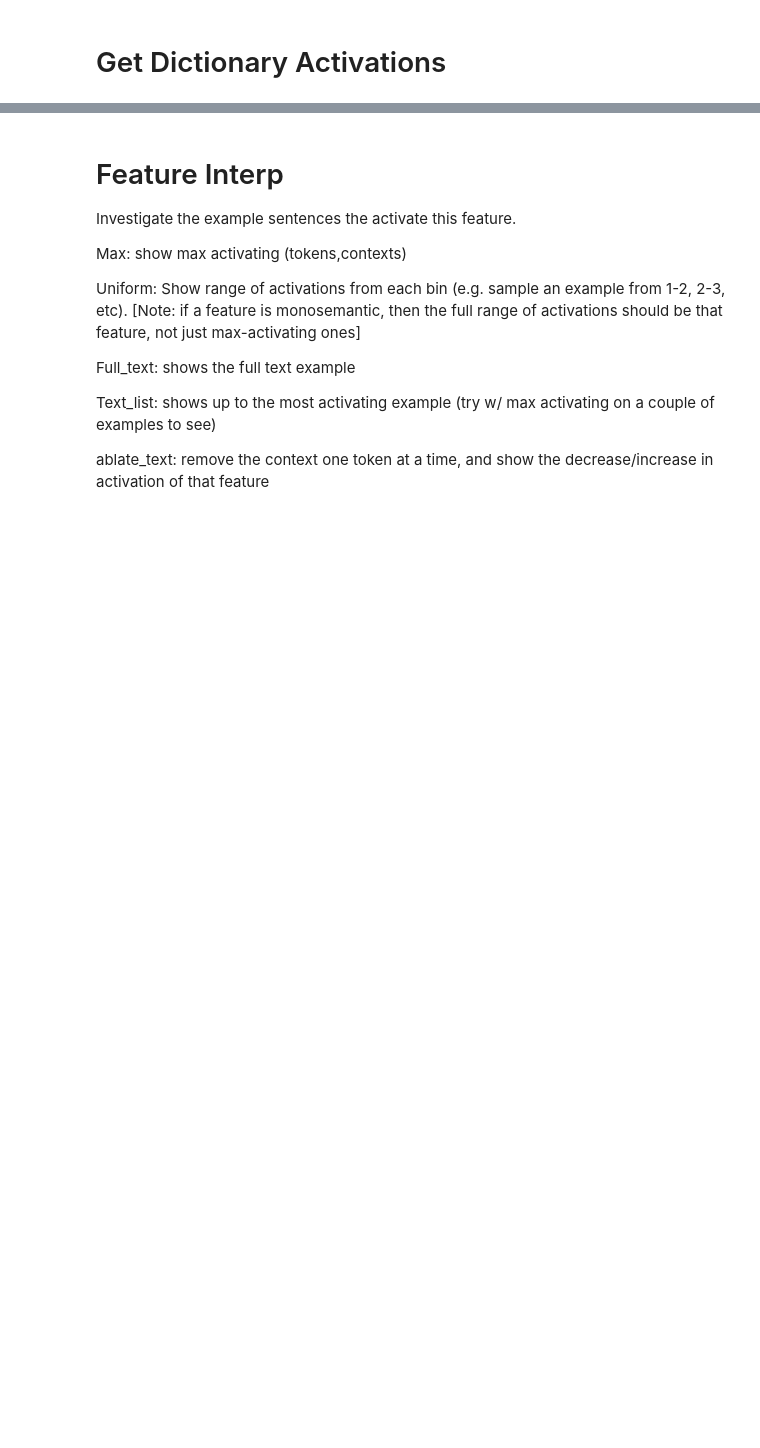
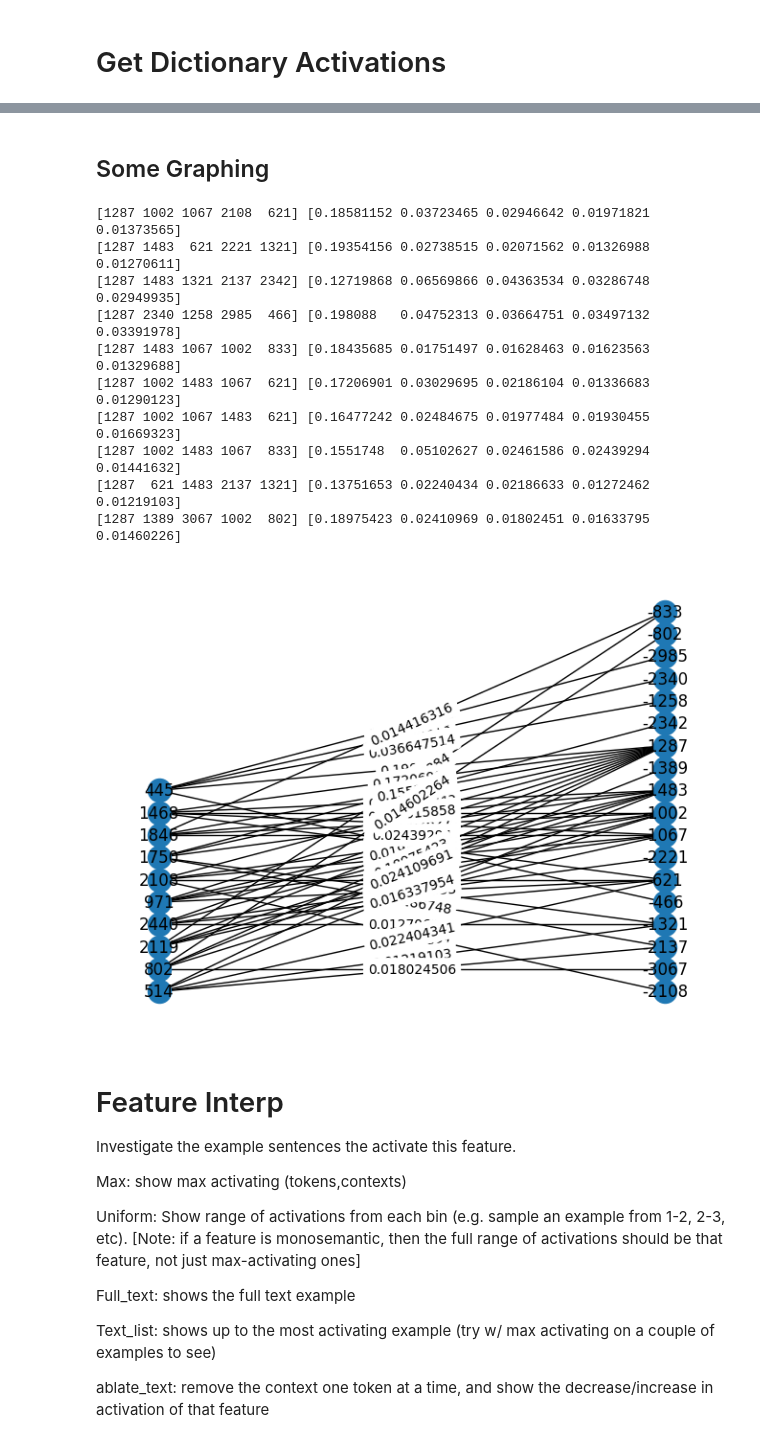
Before and after one commit to Lev-Stambler/sparse_coding, a Jupyter notebook: dictionary_interp_indiv.ipynb, the cells around one changed output, grey strips where cells are left out. Drawn from its saved outputs; the diff is of its cells as text; code cells hidden in the pictures; blank space fills up the shorter version.

```diff
--- a/dictionary_interp_indiv.ipynb
+++ b/dictionary_interp_indiv.ipynb
@@ -133,3 +191,83 @@ dict_activations_prior = get_activations(autoencoder_prior)
+# %%
+for i in range(num_features_main):
+	if graphCutoff[i].sum() == 0:
+		if graph[i].sum() > 0:
+			print(f"Feature {i} has no connections in cutoff but {graph[i].sum()} connections in non-cutoff")
+		else:
+			print(f"Feature {i} has no connections at all!")
+# %% [markdown]
+## Some Graphing
+# %%
+import matplotlib.pyplot as plt
+import networkx as nx
+
+
+GRAPH_SIZE_MAIN = 10
+main_feats = np.random.choice(num_features_main, GRAPH_SIZE_MAIN, replace=False)
+prior_feats = np.nonzero(graphCutoff[main_feats])[1]
+
+randomGraphProjection = graphCutoff[main_feats][:,prior_feats]
+
+
+# Create a new bipartite graph
+B = nx.Graph()
+
+# Add nodes with the node attribute "bipartite"
+# nodes_u = set((prior_feats * -1).tolist())  # Set of nodes V
+nodes_v = main_feats.tolist() # Set of nodes U
+# B.add_nodes_from(nodes_u, bipartite=0)  # Label one set of nodes 0
+B.add_nodes_from(nodes_v, bipartite=1)  # Label the other set of nodes 1
+
+edges = []
+
+for main in main_feats:
+	has_edge = False
+	# nonzerod = graphCutoff[main].nonzero()[0]
+	D_NEIGHBORS = 5
+	args = np.argsort(graphCutoff[main])[::-1][:5]
+	print(args, graphCutoff[main][args])
+	for prior in args:
+		if graphCutoff[main][prior] > 0:
+			edges.append((prior * -1, main, graphCutoff[main][prior]))
+			has_edge = True
+	# for j in range(prior_feats.shape[-1]):
+	# 	if randomGraphProjection[i,j] > 0:
+	# 		print("Adding edge")
+	# 		edges.append((prior_feats[j], main_feats[i], randomGraphProjection[i,j]))
+	# 		has_edge = True
+	if not has_edge:
+		print("NO EDGE FOR FEATURE", i, main_feats[i])
+# Add edges with weights
+B.add_weighted_edges_from(edges)
+
+# Separate by group
+l, r = nx.bipartite.sets(B)
+pos = {}
+
+# Update position for node from each group
+pos.update((node, (1, index)) for index, node in enumerate(l))
+pos.update((node, (2, index)) for index, node in enumerate(r))
+
+# Draw the graph
+nx.draw(B, pos, with_labels=True)
+
+# Draw edge labels
+edge_labels = nx.get_edge_attributes(B, 'weight')
+nx.draw_networkx_edge_labels(B, pos, edge_labels=edge_labels)
+
+plt.show()
+# %% [output]
+[1287 1002 1067 2108  621] [0.18581152 0.03723465 0.02946642 0.01971821 0.01373565]
+[1287 1483  621 2221 1321] [0.19354156 0.02738515 0.02071562 0.01326988 0.01270611]
+[1287 1483 1321 2137 2342] [0.12719868 0.06569866 0.04363534 0.03286748 0.02949935]
+[1287 2340 1258 2985  466] [0.198088   0.04752313 0.03664751 0.03497132 0.03391978]
+[1287 1483 1067 1002  833] [0.18435685 0.01751497 0.01628463 0.01623563 0.01329688]
+[1287 1002 1483 1067  621] [0.17206901 0.03029695 0.02186104 0.01336683 0.01290123]
+[1287 1002 1067 1483  621] [0.16477242 0.02484675 0.01977484 0.01930455 0.01669323]
+[1287 1002 1483 1067  833] [0.1551748  0.05102627 0.02461586 0.02439294 0.01441632]
+[1287  621 1483 2137 1321] [0.13751653 0.02240434 0.02186633 0.01272462 0.01219103]
+[1287 1389 3067 1002  802] [0.18975423 0.02410969 0.01802451 0.01633795 0.01460226]
+[figure, added]
 # %% [markdown]
 # Feature Interp
 Investigate the example sentences the activate this feature.
```
Also changed, not shown: parts of 18 cells of this notebook.
